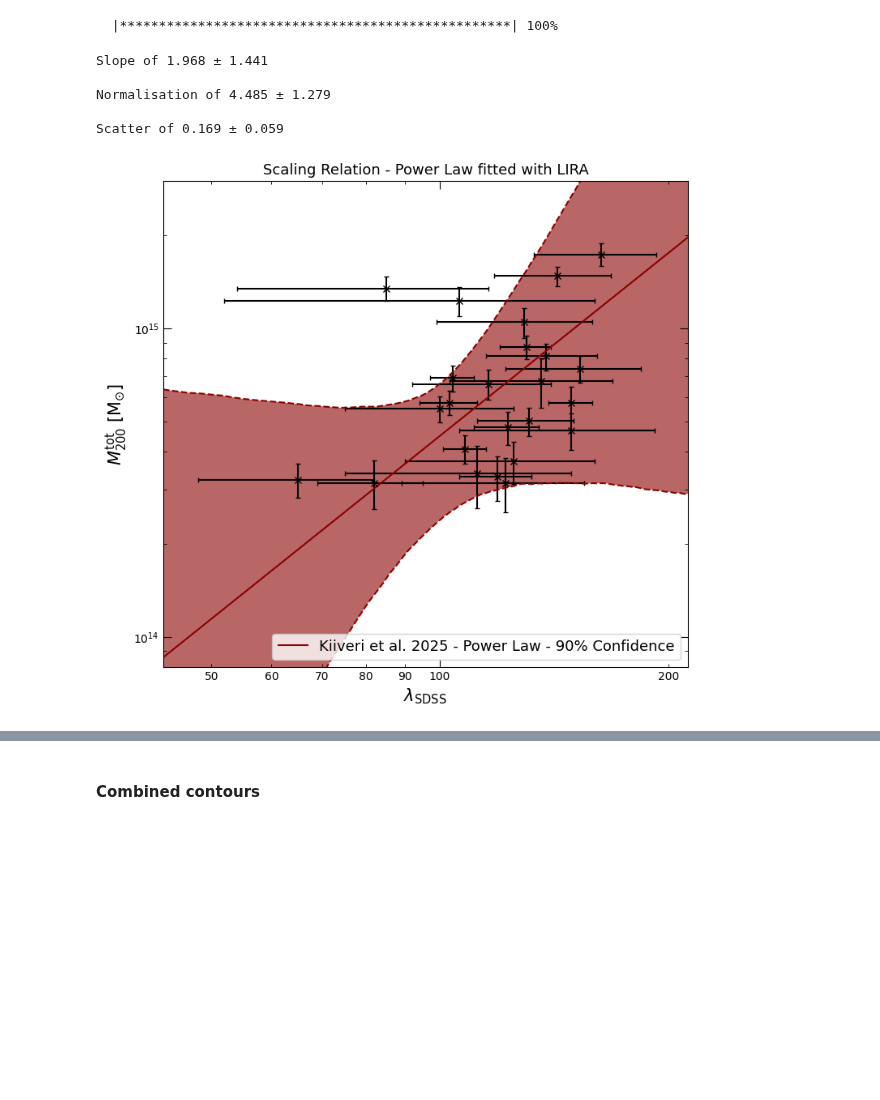
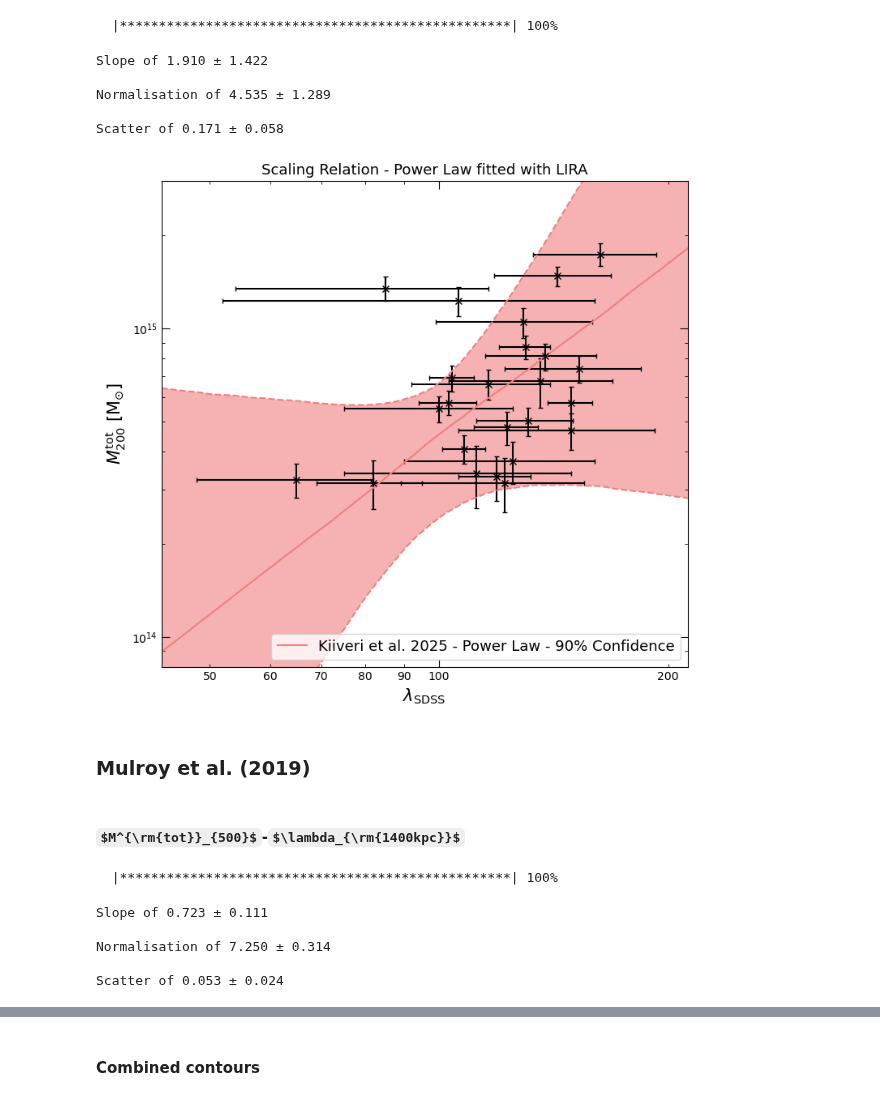
Before and after one commit to DavidT3/XCS-Mass-II-Analysis, a Jupyter notebook: notebooks/refit_literature_relations/mass-richness.ipynb, the cells around one changed output, grey strips where cells are left out. Drawn from its saved outputs; the diff is of its cells as text; code cells hidden in the pictures; some formulas as TeX source; blank space fills up the shorter version.

Commit message:
Added the Mulroy et al. 2019 mass-richness relation to the refit notebook

```diff
--- a/notebooks/refit_literature_relations/mass-richness.ipynb
+++ b/notebooks/refit_literature_relations/mass-richness.ipynb
@@ -27,3 +33,9 @@ from xga.relations.fit import scaling_relation_lira
+# %%
+rel_fig_path = "../../outputs/figures/scaling_relations/literature_refits/mtot-richness/"
+os.makedirs(rel_fig_path, exist_ok=True)
+
+rel_out_path = "../../outputs/scaling_relations/sdssrm-literature_refits/mtot-richness/"
+os.makedirs(rel_out_path, exist_ok=True)
 # %% [markdown]
 ## Normalisation values
 # %% [markdown]
@@ -179,10 +226,10 @@ kii_mtot200_sdssrich = scaling_relation_lira(kii_mtot200[:, 0], kii_mtot200[:, 1
                                              m_norm, rich_norm, y_name=r"$M^{\rm{tot}}_{200}$",
                                              x_name=r"$\lambda_{\rm{SDSS}}$",
                                              point_names=kiiveri_samp['codex_name'].values)
-kii_mtot200_sdssrich.model_colour = 'darkred'
+kii_mtot200_sdssrich.model_colour = 'lightcoral'
 kii_mtot200_sdssrich.author = 'Kiiveri et al.'
 kii_mtot200_sdssrich.name = r'Kiiveri et al. $M^{\rm{tot}}_{200}$-$\lambda_{\rm{SDSS}}$'
-kii_mtot200_sdssrich.save("../../outputs/scaling_relations/literature_refits/mtot-richness/kiiveri2021_mtot200_sdssrich.xgarel")
+kii_mtot200_sdssrich.save(rel_out_path + "kiiveri2021_mtot200_sdssrich.xgarel")
 # %% [output]
   |**************************************************| 100%
 # %%
@@ -190,12 +237,41 @@ print("Slope of {v:.3f} ± {e:.3f}\n".format(v=kii_mtot200_sdssrich.pars[0][0],
 print("Normalisation of {v:.3f} ± {e:.3f}\n".format(v=kii_mtot200_sdssrich.pars[1][0], e=kii_mtot200_sdssrich.pars[1][1]))
 print("Scatter of {v:.3f} ± {e:.3f}".format(v=kii_mtot200_sdssrich.scatter_par[0], e=kii_mtot200_sdssrich.scatter_par[1]))
 # %% [output]
-Slope of 1.968 ± 1.441
+Slope of 1.910 ± 1.422
 
-Normalisation of 4.485 ± 1.279
+Normalisation of 4.535 ± 1.289
 
-Scatter of 0.169 ± 0.059
+Scatter of 0.171 ± 0.058
 # %%
-kii_mtot200_sdssrich.view(figsize=(7.5, 7), y_lims=Quantity([8e+13, 3e+15], 'Msun'))
+kii_mtot200_sdssrich.view(figsize=(7.5, 7), y_lims=Quantity([8e+13, 3e+15], 'Msun'),
+                          save_path=rel_fig_path + "kiiveri2021_mtot200_sdssrich.pdf")
 # %% [output]
-[figure, old version]
+[figure, new version]
+# %% [markdown]
+### Mulroy et al. (2019)
+# %% [markdown]
+#### $M^{\rm{tot}}_{500}$-$\lambda_{\rm{1400kpc}}$
+# %%
+# Setting up property variables in astropy quantity objects
+mulroy_mtot500 = Quantity(mulroy_samp[['M_WL', 'M_WL-', 'M_WL+']].values*1e+14, 'Msun')
+mulroy_rich = Quantity(mulroy_samp[['richness', 'richness-', 'richness+']].values, '')
+
+mulroy_mtot500_rich = scaling_relation_lira(mulroy_mtot500[:, 0], mulroy_mtot500[:, 1:], mulroy_rich[:, 0], mulroy_rich[:, 1:],
+                                            m_norm, rich_norm, y_name=r"$M^{\rm{tot}}_{500}$", x_name=r"$\lambda_{\rm{1400kpc}}$",
+                                            point_names=mulroy_samp['name'].values)
+mulroy_mtot500_rich.model_colour = 'sandybrown'
+mulroy_mtot500_rich.author = 'Mulroy et al.'
+mulroy_mtot500_rich.name = r'Mulroy et al. $M^{\rm{tot}}_{500}$-$\lambda_{\rm{1400kpc}}$'
+mulroy_mtot500_rich.save(rel_out_path + "mulroy2019_mtot500_rich1400kpc.xgarel")
+# %% [output]
+  |**************************************************| 100%
+# %%
+print("Slope of {v:.3f} ± {e:.3f}\n".format(v=mulroy_mtot500_rich.pars[0][0], e=mulroy_mtot500_rich.pars[0][1]))
+print("Normalisation of {v:.3f} ± {e:.3f}\n".format(v=mulroy_mtot500_rich.pars[1][0], e=mulroy_mtot500_rich.pars[1][1]))
+print("Scatter of {v:.3f} ± {e:.3f}".format(v=mulroy_mtot500_rich.scatter_par[0], e=mulroy_mtot500_rich.scatter_par[1]))
+# %% [output]
+Slope of 0.723 ± 0.111
+
+Normalisation of 7.250 ± 0.314
+
+Scatter of 0.053 ± 0.024
```
Also changed, not shown: parts of 19 cells of this notebook.
